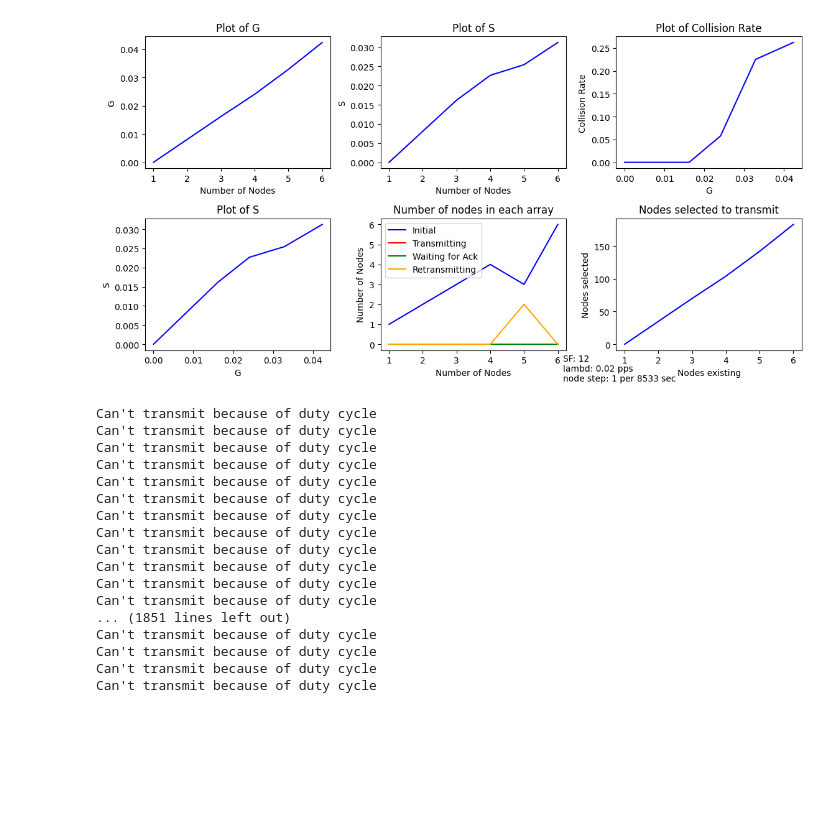
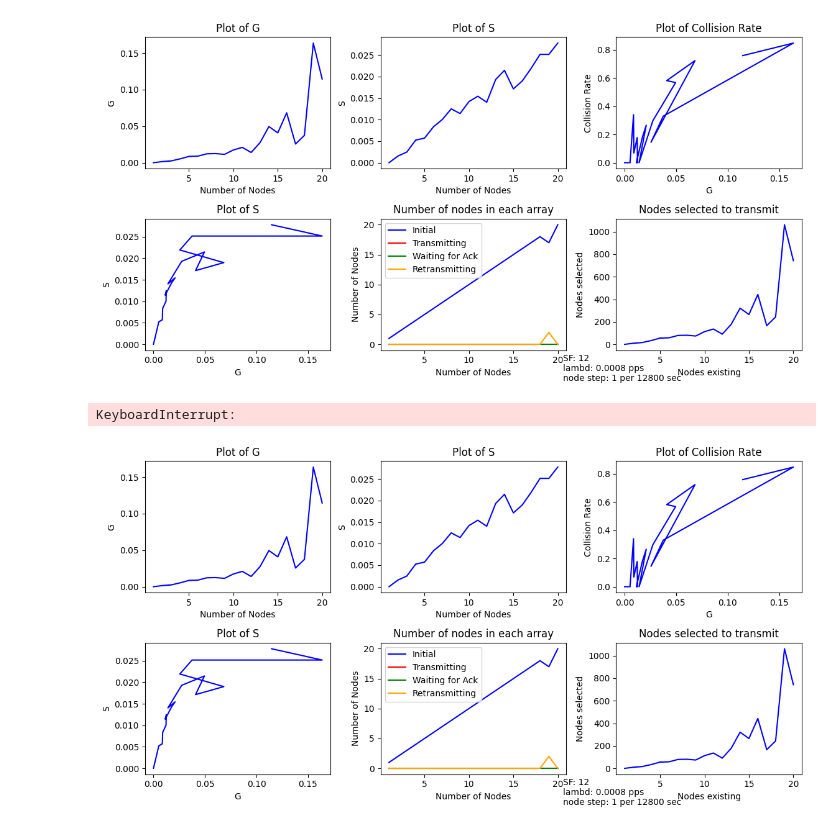
Before and after one commit to psitarid/Performance-study-of-medium-access-protocol-in-LoRaWAN-networks, a Jupyter notebook: SF12.ipynb, the cells around one changed output. Cells and saved outputs as stored; diff of their text form; code cells hidden in the pictures; blank space fills up the shorter version.

```diff
--- a/SF12.ipynb
+++ b/SF12.ipynb
@@ -28,8 +28,9 @@ min_timeout_for_ack = 1000
 max_timeout_for_ack = 3000
                                                  # Maximum time waiting for acknowledgment to be received
 #Node_related parameters
-lambd = 1/150000
-node_step = int(25600000 /3)
+lambd = 1/100000
+node_step = int(25600000/2)
+duty_cycle = 1
 
 #Lists to store nodes in different states
 node_list = []
@@ -90,7 +91,7 @@ while(sim.num_to_transmit * ToA/node_step <= 2):
     if(sim.node_num < 1000):                        #Maximum node number allowed is 1000
         if(time % node_step == 1):              #After every node_step interval add one node to the node_array
             sim.node_num += 1
-            node_list.append(Node(sim.node_num, ToA))
+            node_list.append(Node(sim.node_num, ToA, duty_cycle))
 
     #Calculate the number of nodes about to transmit or retransmit within this msec
     sim.num_to_transmit += select_nodes_to_transmit(time, lambd, ToA, node_list, nodes_transmitting, nodes_to_retransmit)
@@ -142,48 +143,33 @@ while(sim.num_to_transmit * ToA/node_step <= 2):
         sim.update_total_metrics()
 
         #After plotting the results of node step interval, reset the metrics for the next node step interval
         sim.reset_metrics(gateway)
 
     #At the end of every msec, check if the nodes comply with the duty cycle policies and update the time lived for each node
     update_Toff(node_list, nodes_to_retransmit)
     time += 1
 plt.ioff()
 
 node_axis = np.linspace(1, sim.node_num, len(S))
 
 # Final plot after the loop
 line1.set_data(node_axis, G)
 line2.set_data(node_axis, S)
 line3.set_data(G, collision_rate)
 line4.set_data(G, S)
 line5_1.set_data(node_axis, len_node_list)
 line5_2.set_data(node_axis, len_nodes_transmitting)
 line5_3.set_data(node_axis, len_waiting_for_ack)
 line5_4.set_data(node_axis, len_nodes_to_retransmit)
 line6.set_data(node_axis, nodes_selected)
 
 plt.show()
 
 print(f'Total_successful_transmissions: {sim.total_successful_transmissions}')
 print(f'Total_collisions: {sim.total_collisions}')
 print(f'Total_num_to_transmit: {sim.total_num_to_transmit}')
 print(f'\nnode_num = {sim.node_num}')
 # %% [output]
-[figure, old version]
+[figure, new version]
-Can't transmit because of duty cycle
-Can't transmit because of duty cycle
-Can't transmit because of duty cycle
-Can't transmit because of duty cycle
-Can't transmit because of duty cycle
-Can't transmit because of duty cycle
-Can't transmit because of duty cycle
-Can't transmit because of duty cycle
-Can't transmit because of duty cycle
-Can't transmit because of duty cycle
-Can't transmit because of duty cycle
-Can't transmit because of duty cycle
-... (1851 lines left out)
-Can't transmit because of duty cycle
-Can't transmit because of duty cycle
-Can't transmit because of duty cycle
-Can't transmit because of duty cycle
+KeyboardInterrupt:
+[figure, added]
```
Also changed, not shown: 6 other files.
